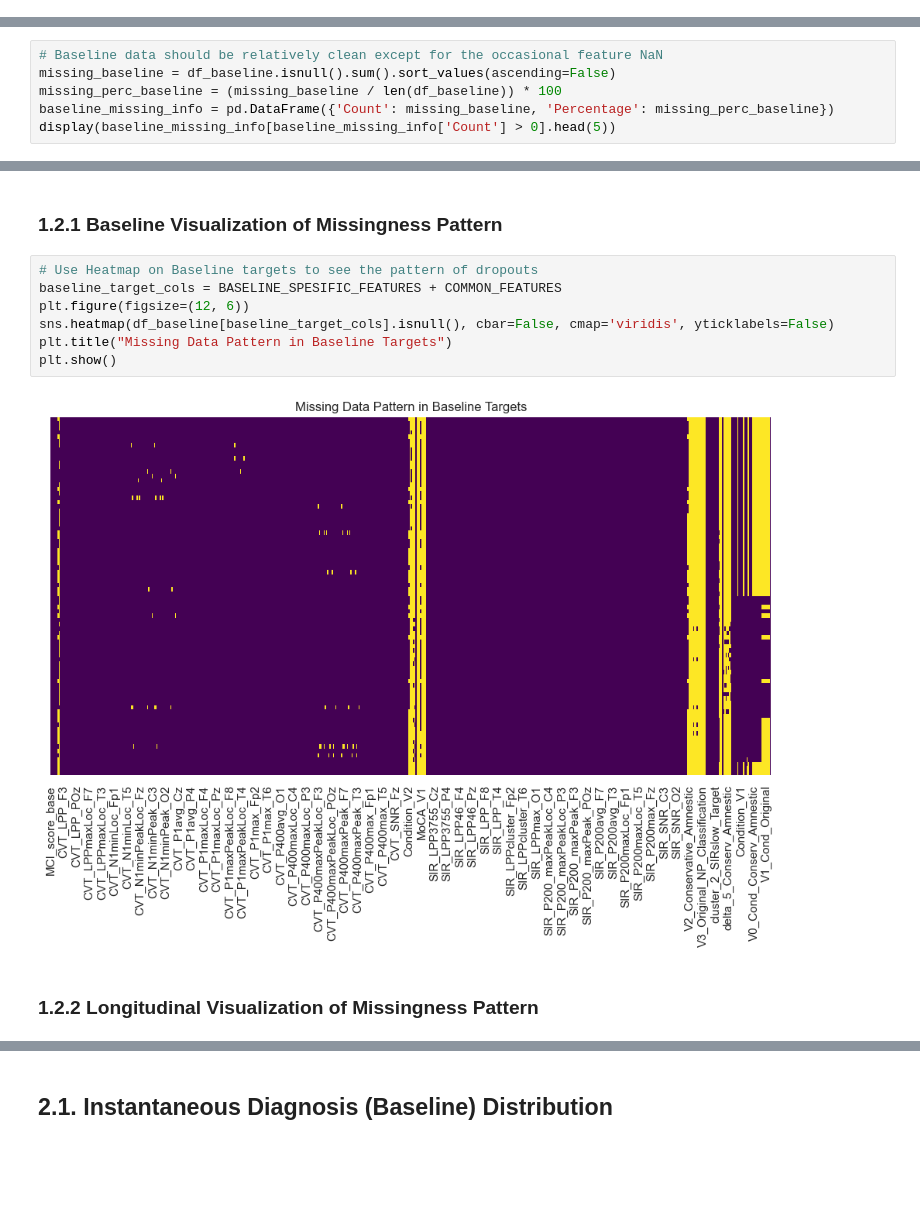
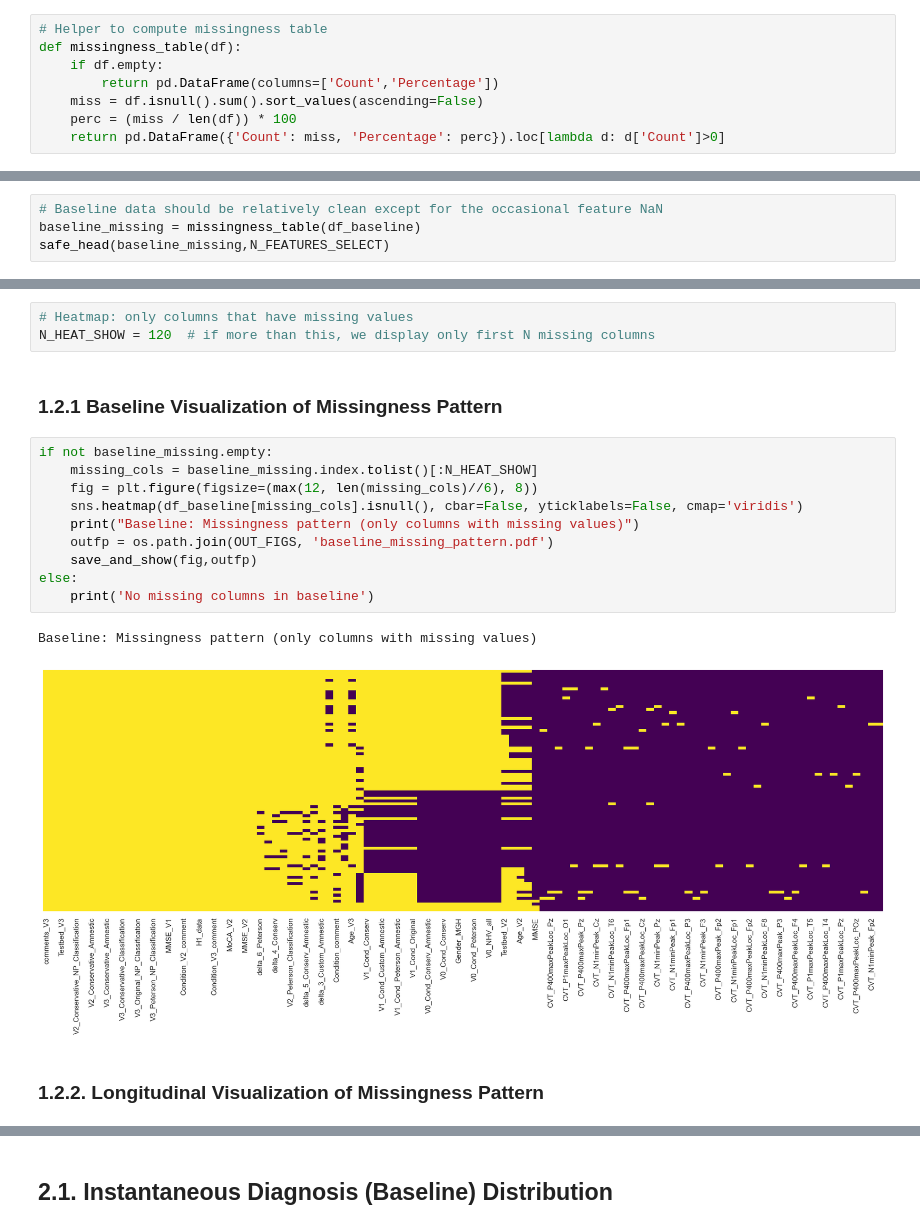
Before and after one commit to EdizArkin/EEG-Cognitive-Progression-Analysis-Early-Diagnosis, a Jupyter notebook: eda.ipynb, the cells around one changed output, grey strips where cells are left out. Drawn from its saved outputs; the diff is of its cells as text; blank space fills up the shorter version.

```diff
--- a/eda.ipynb
+++ b/eda.ipynb
@@ -138 +183,9 @@ Top 50 features selected based on correlation with Diagnosises.
+# %%
+# Helper to compute missingness table
+def missingness_table(df):
+    if df.empty:
+        return pd.DataFrame(columns=['Count','Percentage'])
+    miss = df.isnull().sum().sort_values(ascending=False)
+    perc = (miss / len(df)) * 100
+    return pd.DataFrame({'Count': miss, 'Percentage': perc}).loc[lambda d: d['Count']>0]
 # %% [markdown]
@@ -140,8 +193,6 @@ Top 50 features selected based on correlation with Diagnosises.
 # %%
 # Baseline data should be relatively clean except for the occasional feature NaN
-missing_baseline = df_baseline.isnull().sum().sort_values(ascending=False)
-missing_perc_baseline = (missing_baseline / len(df_baseline)) * 100
-baseline_missing_info = pd.DataFrame({'Count': missing_baseline, 'Percentage': missing_perc_baseline})
-display(baseline_missing_info[baseline_missing_info['Count'] > 0].head(5))
+baseline_missing = missingness_table(df_baseline)
+safe_head(baseline_missing,N_FEATURES_SELECT)
 # %% [output]
 |  | Count | Percentage |
@@ -170,14 +241,21 @@ display(longit_missing_info[longit_missing_info['Count'] > 0].head(5))
+# %%
+# Heatmap: only columns that have missing values
+N_HEAT_SHOW = 120  # if more than this, we display only first N missing columns
 # %% [markdown]
 ### 1.2.1 Baseline Visualization of Missingness Pattern
 # %%
-# Use Heatmap on Baseline targets to see the pattern of dropouts
-baseline_target_cols = BASELINE_SPESIFIC_FEATURES + COMMON_FEATURES
-plt.figure(figsize=(12, 6))
-sns.heatmap(df_baseline[baseline_target_cols].isnull(), cbar=False, cmap='viridis', yticklabels=False)
-plt.title("Missing Data Pattern in Baseline Targets")
-plt.show()
+if not baseline_missing.empty:
+    missing_cols = baseline_missing.index.tolist()[:N_HEAT_SHOW]
+    fig = plt.figure(figsize=(max(12, len(missing_cols)//6), 8))
+    sns.heatmap(df_baseline[missing_cols].isnull(), cbar=False, yticklabels=False, cmap='viridis')
+    print("Baseline: Missingness pattern (only columns with missing values)")
+    outfp = os.path.join(OUT_FIGS, 'baseline_missing_pattern.pdf')
+    save_and_show(fig,outfp)
+else:
+    print('No missing columns in baseline')
 # %% [output]
+Baseline: Missingness pattern (only columns with missing values)
-[figure, old version]
+[figure, new version]
 # %% [markdown]
-### 1.2.2 Longitudinal Visualization of Missingness Pattern
+### 1.2.2. Longitudinal Visualization of Missingness Pattern
 # %%
```
Also changed, not shown: parts of 75 cells of this notebook, 3 other files.
